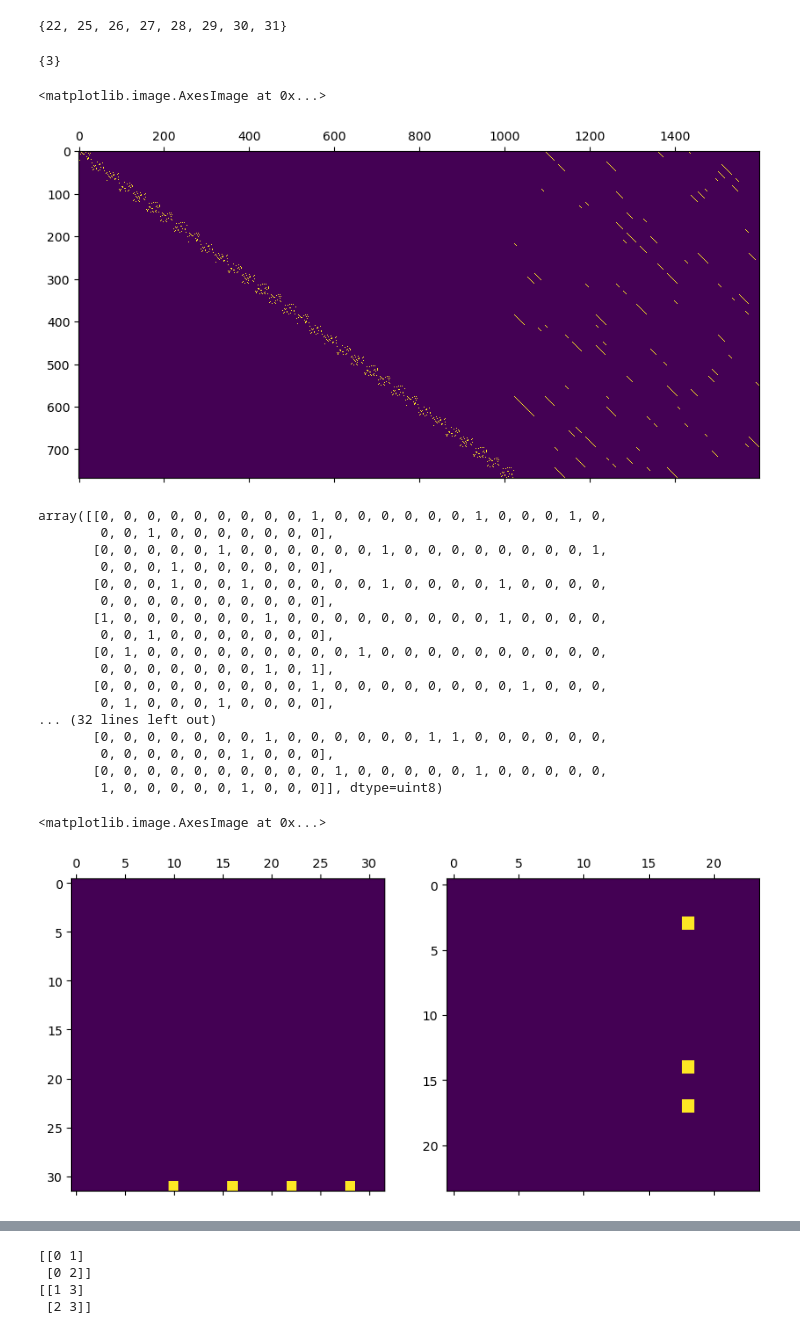
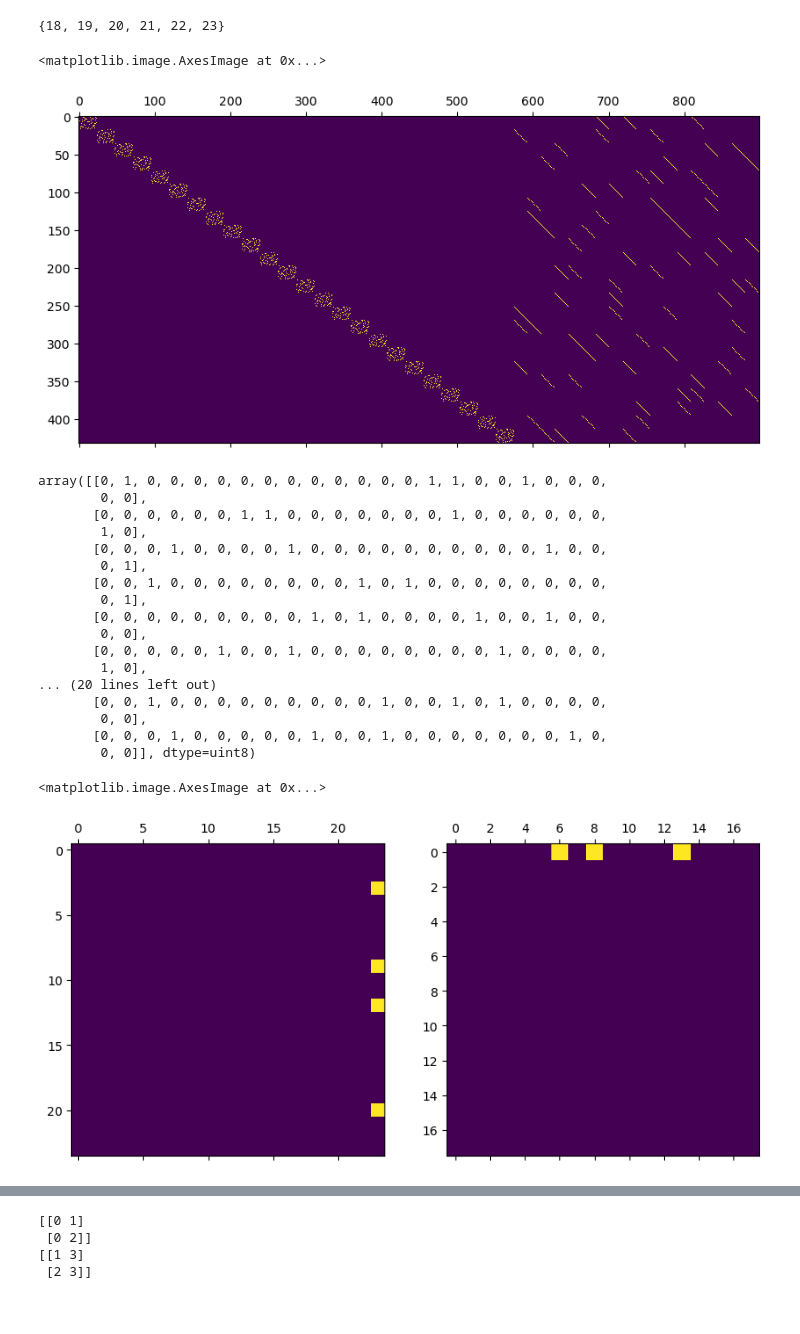
Before and after one commit to noahberthusen/adaptive_qec, a Jupyter notebook: notebooks/canonical.ipynb, the cells around one changed output, grey strips where cells are left out. Cells and saved outputs as stored; diff of their text form; code cells hidden in the pictures.

```diff
--- a/notebooks/canonical.ipynb
+++ b/notebooks/canonical.ipynb
@@ -17,6 +54,6 @@ m,n = H.shape
 # %%
 GF = galois.GF(2)
-ccode = read_code("../codes/ccodes/32_24_3_4.code")
+ccode = read_code("../codes/ccodes/24_18_3_4_2.code")
 H = np.zeros((ccode.m, ccode.n), dtype=int)
 for i in range(ccode.m):
     for j in range(ccode.n):
@@ -69,7 +107,7 @@ K, pik = gaussian_reduction(H)
 I = np.eye(n, dtype=int)
 pik
 # %% [output]
-{22, 25, 26, 27, 28, 29, 30, 31}
+{18, 19, 20, 21, 22, 23}
 # %%
 Lx = []
 Lz = []
@@ -87,11 +125,9 @@ for i in pik:
 Lx = np.array(Lx)
 Lz = np.array(Lz)
 # %%
-K, pik = gaussian_reduction(H.T)
-I = np.eye(H.T.shape[1], dtype=int)
-pik
+# K, pik = gaussian_reduction(H.T)
+# I = np.eye(H.T.shape[1], dtype=int)
+# pik
-# %% [output]
-{3}
 # %%
 H = np.array(H)
 Hx = np.hstack([np.kron(H, np.eye(H.shape[1], dtype=int)), np.kron(np.eye(H.shape[0], dtype=int), H.T)])
@@ -113,7 +149,7 @@ k = len(xL_inds)
 plt.matshow(np.array(Hz))
 # %% [output]
 <matplotlib.image.AxesImage at 0x...>
-[figure, old version]
+[figure, new version]
 # %%
 xgens = []
 zgens = []
@@ -124,29 +160,29 @@ for i in range(Hx.shape[0]):
 # %%
 H
 # %% [output]
-array([[0, 0, 0, 0, 0, 0, 0, 0, 0, 1, 0, 0, 0, 0, 0, 0, 1, 0, 0, 0, 1, 0,
-        0, 0, 1, 0, 0, 0, 0, 0, 0, 0],
-       [0, 0, 0, 0, 0, 1, 0, 0, 0, 0, 0, 0, 1, 0, 0, 0, 0, 0, 0, 0, 0, 1,
-        0, 0, 0, 1, 0, 0, 0, 0, 0, 0],
-       [0, 0, 0, 1, 0, 0, 1, 0, 0, 0, 0, 0, 1, 0, 0, 0, 0, 1, 0, 0, 0, 0,
-        0, 0, 0, 0, 0, 0, 0, 0, 0, 0],
-       [1, 0, 0, 0, 0, 0, 0, 1, 0, 0, 0, 0, 0, 0, 0, 0, 0, 1, 0, 0, 0, 0,
-        0, 0, 1, 0, 0, 0, 0, 0, 0, 0],
-       [0, 1, 0, 0, 0, 0, 0, 0, 0, 0, 0, 1, 0, 0, 0, 0, 0, 0, 0, 0, 0, 0,
-        0, 0, 0, 0, 0, 0, 0, 1, 0, 1],
-       [0, 0, 0, 0, 0, 0, 0, 0, 0, 1, 0, 0, 0, 0, 0, 0, 0, 0, 1, 0, 0, 0,
-        0, 1, 0, 0, 0, 1, 0, 0, 0, 0],
-... (32 lines left out)
-       [0, 0, 0, 0, 0, 0, 0, 1, 0, 0, 0, 0, 0, 0, 1, 1, 0, 0, 0, 0, 0, 0,
-        0, 0, 0, 0, 0, 0, 1, 0, 0, 0],
-       [0, 0, 0, 0, 0, 0, 0, 0, 0, 0, 1, 0, 0, 0, 0, 0, 1, 0, 0, 0, 0, 0,
-        1, 0, 0, 0, 0, 0, 1, 0, 0, 0]], dtype=uint8)
+array([[0, 1, 0, 0, 0, 0, 0, 0, 0, 0, 0, 0, 0, 0, 1, 1, 0, 0, 1, 0, 0, 0,
+        0, 0],
+       [0, 0, 0, 0, 0, 0, 1, 1, 0, 0, 0, 0, 0, 0, 0, 1, 0, 0, 0, 0, 0, 0,
+        1, 0],
+       [0, 0, 0, 1, 0, 0, 0, 0, 1, 0, 0, 0, 0, 0, 0, 0, 0, 0, 0, 1, 0, 0,
+        0, 1],
+       [0, 0, 1, 0, 0, 0, 0, 0, 0, 0, 0, 1, 0, 1, 0, 0, 0, 0, 0, 0, 0, 0,
+        0, 1],
+       [0, 0, 0, 0, 0, 0, 0, 0, 0, 1, 0, 1, 0, 0, 0, 0, 1, 0, 0, 1, 0, 0,
+        0, 0],
+       [0, 0, 0, 0, 0, 1, 0, 0, 1, 0, 0, 0, 0, 0, 0, 0, 0, 1, 0, 0, 0, 0,
+        1, 0],
+... (20 lines left out)
+       [0, 0, 1, 0, 0, 0, 0, 0, 0, 0, 0, 0, 1, 0, 0, 1, 0, 1, 0, 0, 0, 0,
+        0, 0],
+       [0, 0, 0, 1, 0, 0, 0, 0, 0, 1, 0, 0, 1, 0, 0, 0, 0, 0, 0, 0, 1, 0,
+        0, 0]], dtype=uint8)
 # %%
 fig, axes = plt.subplots(1, 2, figsize=(10, 5), sharey=False)
 
-axes[0].matshow(zgens[-1][0])
-axes[1].matshow(zgens[18][1])
+axes[0].matshow(xgens[-1][0])
+axes[1].matshow(xgens[0][1])
 # %% [output]
 <matplotlib.image.AxesImage at 0x...>
-[figure, old version]
+[figure, new version]
 # %%
```
Also changed, not shown: parts of 10 cells of this notebook, 33 other files.
